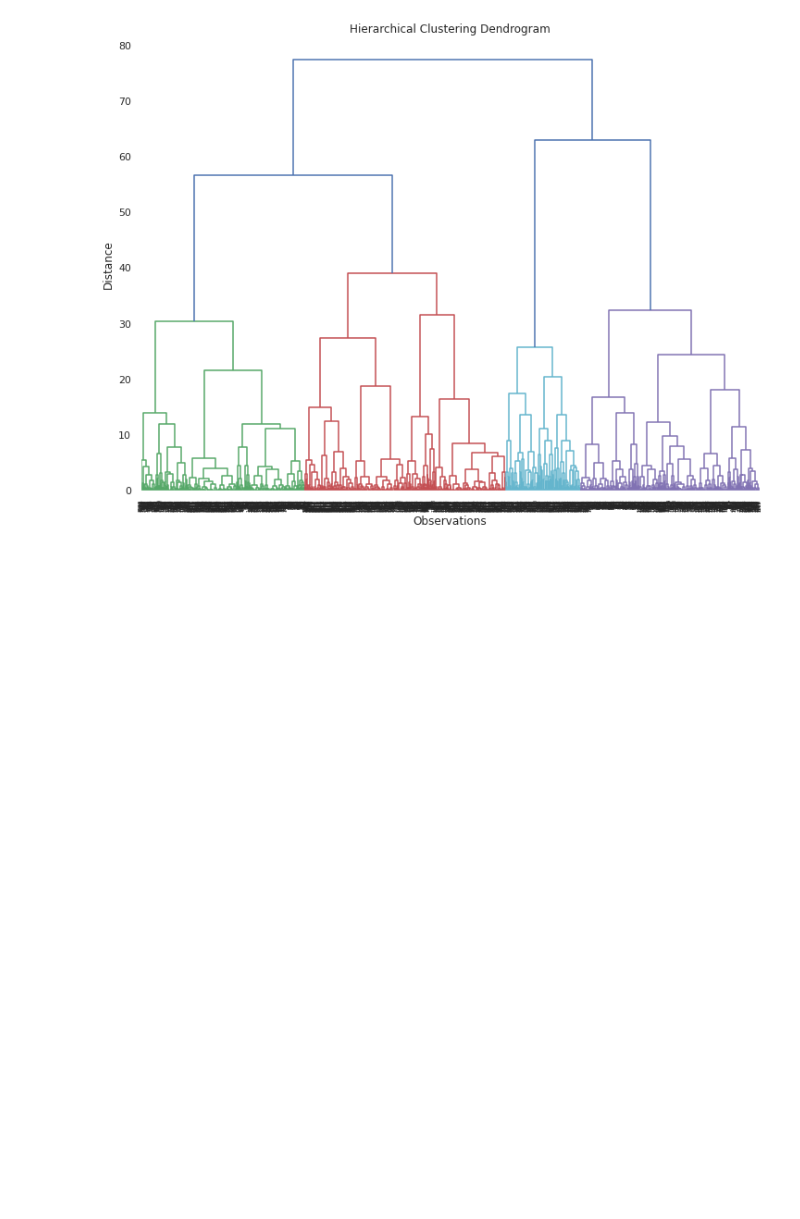
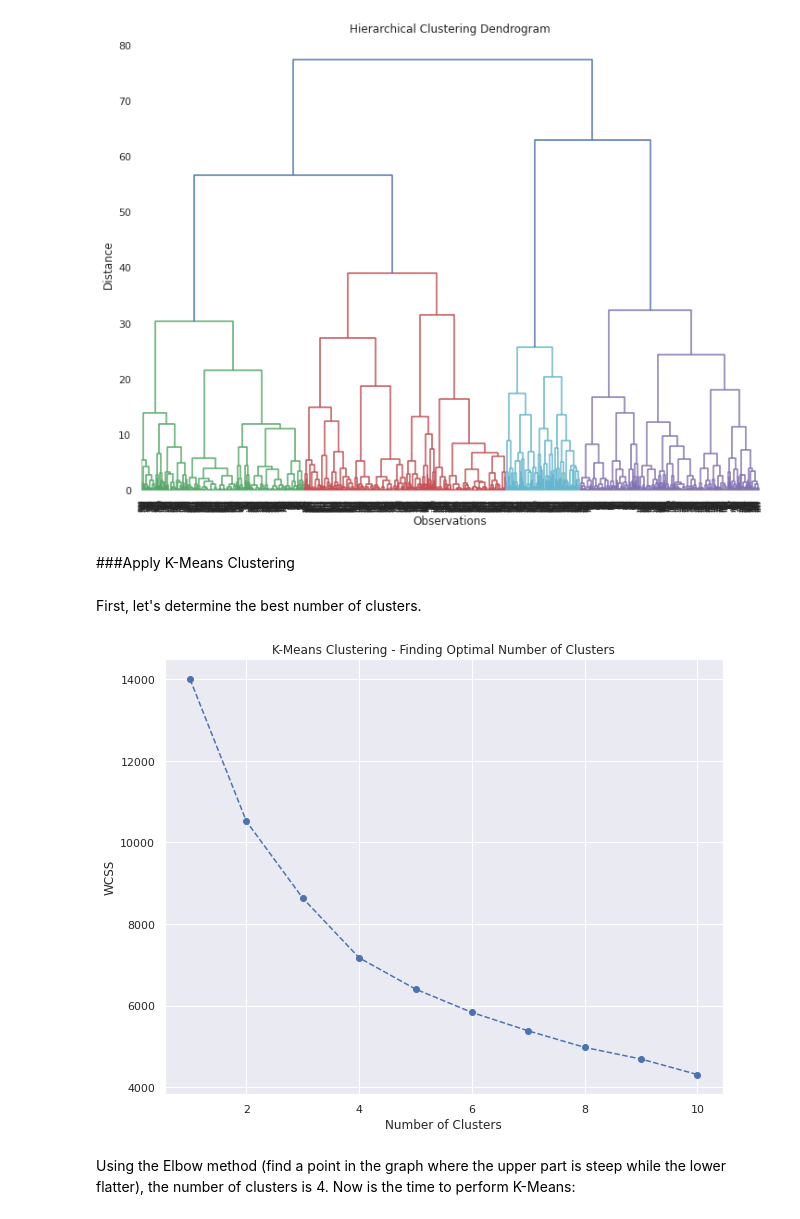
Before and after one commit to mihnguyen/udemy-customer-analytics, a Jupyter notebook: customer-segmentation/notebook_Customer_Segmentation.ipynb, the cells around one changed output. Saved outputs shown, nothing was run; the diff lists cells and outputs as text; code cells hidden in the pictures; blank space fills up the shorter version.

```diff
--- a/customer-segmentation/notebook_Customer_Segmentation.ipynb
+++ b/customer-segmentation/notebook_Customer_Segmentation.ipynb
@@ -210,3 +211,27 @@ dendrogram(hier_clust,
 plt.show()
 # %% [output]
 [figure]
+# %% [markdown]
+###Apply K-Means Clustering
+# %% [markdown]
+First, let's determine the best number of clusters.
+# %%
+wcss = [] # Initialize
+for i in range(1,11):
+  kmeans = KMeans(n_clusters = i,
+                  init = 'k-means++',
+                  random_state = 42)
+  kmeans.fit(segmentation_standardized)
+  wcss.append(kmeans.inertia_)
+# %%
+plt.figure(figsize = (10,8))
+plt.plot(range(1,11), wcss, marker = 'o', linestyle = '--')
+plt.xlabel('Number of Clusters')
+plt.ylabel('WCSS')
+plt.title('K-Means Clustering - Finding Optimal Number of Clusters')
+plt.show()
+# %% [output]
+[figure, added]
+# %% [markdown]
+Using the Elbow method (find a point in the graph where the upper part is steep while the lower flatter), the number of clusters is 4.
+Now is the time to perform K-Means:
```
Also changed, not shown: parts of 3 cells of this notebook.
